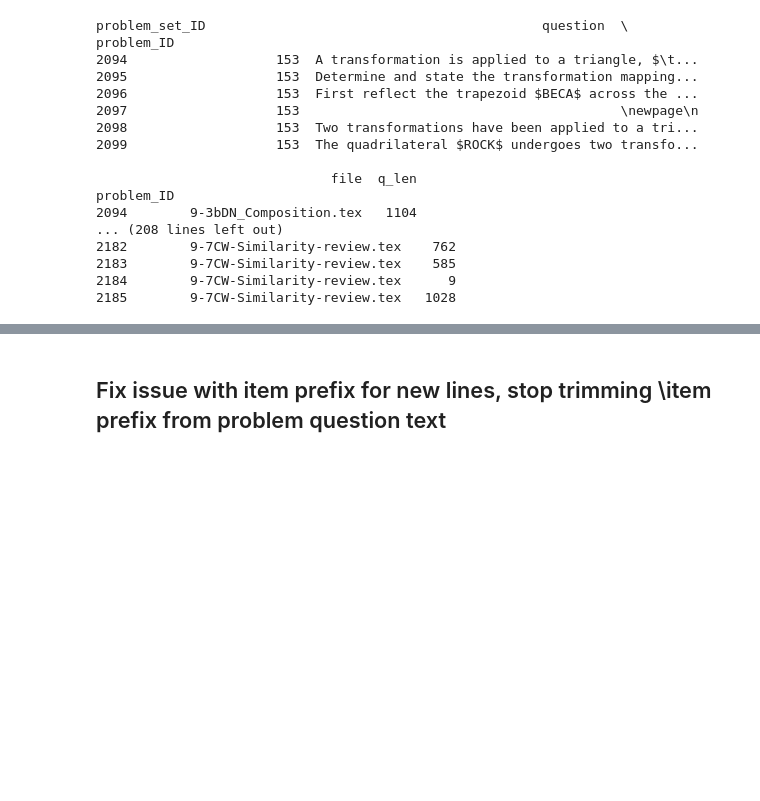
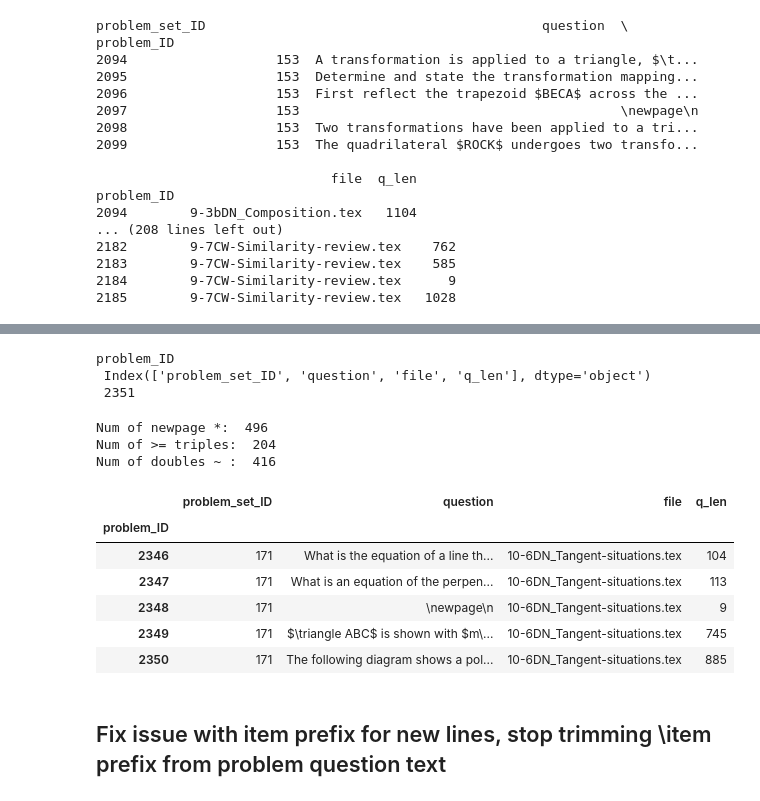
Before and after one commit to chrishuson/mathai, a Jupyter notebook: src/notes.ipynb, the cells around one changed output, grey strips where cells are left out. Cells and saved outputs as stored; diff of their text form; code cells hidden in the pictures; blank space fills up the shorter version.

```diff
--- a/src/notes.ipynb
+++ b/src/notes.ipynb
@@ -188,3 +134,31 @@ for pset in print_list:
+# %%
+print(problem_df.index.name, '\n', problem_df.columns, '\n', len(problem_df))
+# %% [output]
+problem_ID
+ Index(['problem_set_ID', 'question', 'file', 'q_len'], dtype='object')
+ 2351
+# %%
+# DUPES
+print('Num of newpage * : ',
+    problem_df.groupby('question').file.count().sort_values().iloc[-4:].sum())
+print('Num of >= triples: ',
+    problem_df.groupby('question').file.count().sort_values().iloc[-67:-4].sum())
+print('Num of doubles ~ : ',
+    problem_df.groupby('question').file.count().sort_values().iloc[-275:-67].sum())
+# %% [output]
+Num of newpage *:  496
+Num of >= triples:  204
+Num of doubles ~ :  416
+# %%
+problem_df.tail(5)
+# %% [output]
+|  | problem_set_ID | question | file | q_len |
+| problem_ID |  |  |  |  |
+| 2346 | 171 | What is the equation of a line th... | 10-6DN_Tangent-situations.tex | 104 |
+| 2347 | 171 | What is an equation of the perpen... | 10-6DN_Tangent-situations.tex | 113 |
+| 2348 | 171 | \newpage\n | 10-6DN_Tangent-situations.tex | 9 |
+| 2349 | 171 | $\triangle ABC$ is shown with $m\... | 10-6DN_Tangent-situations.tex | 745 |
+| 2350 | 171 | The following diagram shows a pol... | 10-6DN_Tangent-situations.tex | 885 |
 # %% [markdown]
 ## Fix issue with item prefix for new lines, stop trimming \item prefix from problem question text
 # %% [markdown]
```
Also changed, not shown: parts of 16 cells of this notebook, 2 other files.
